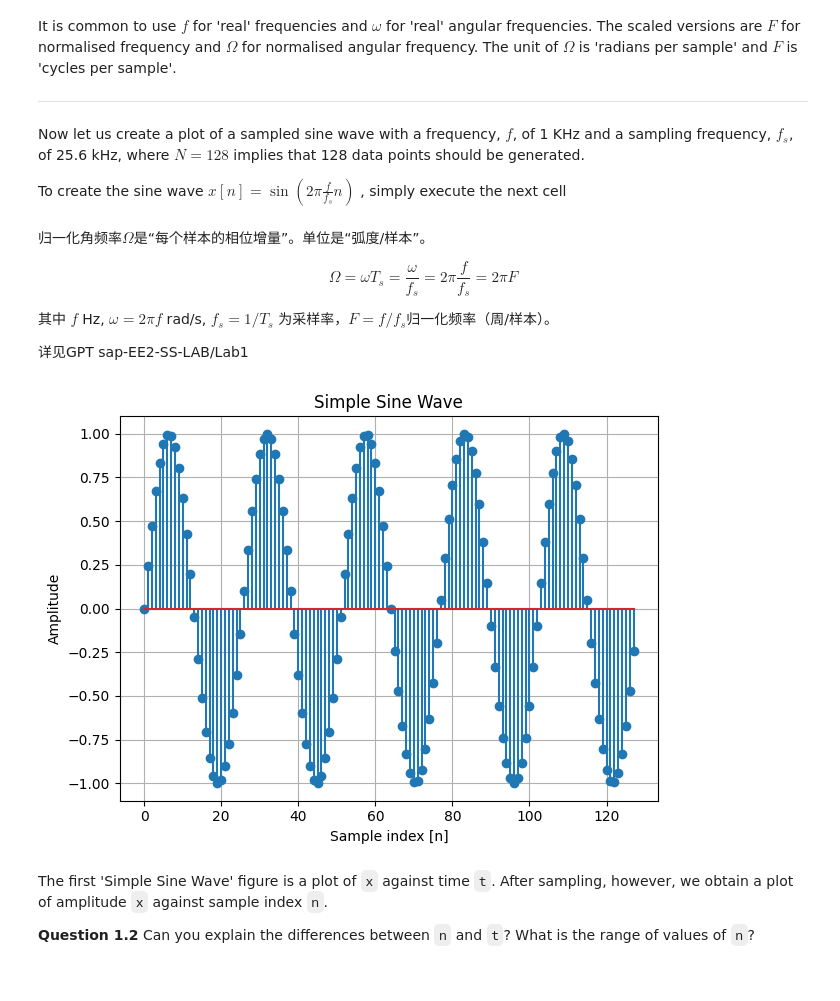
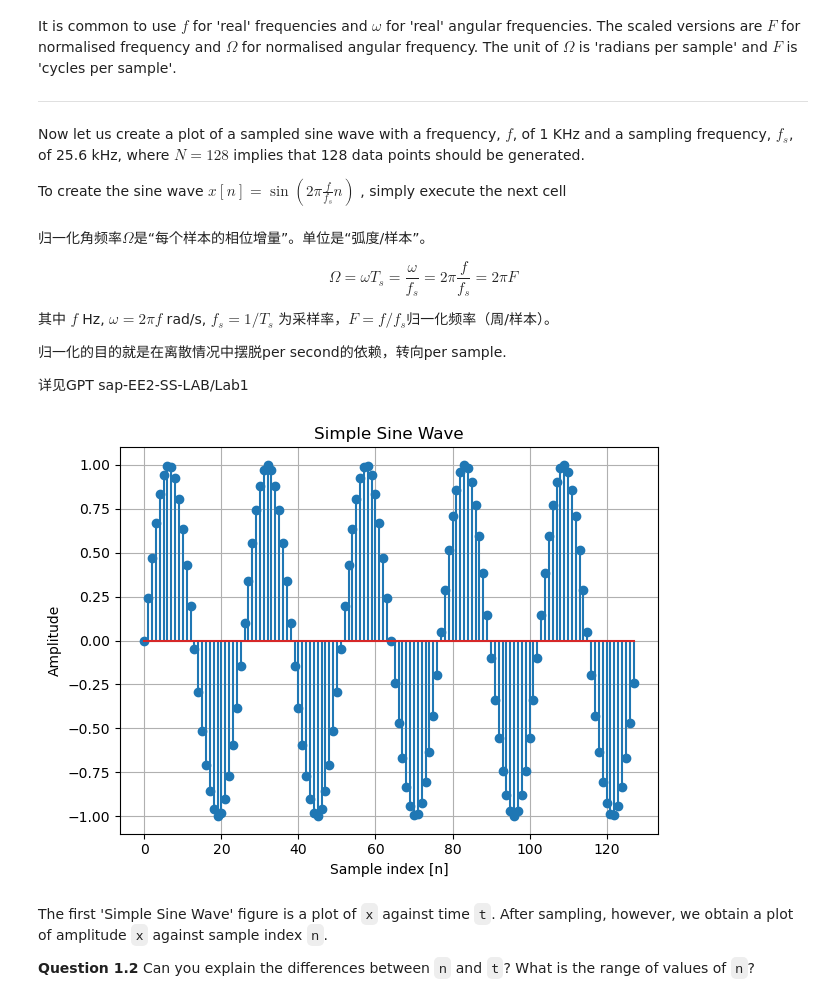
Before and after one commit to LH-and-FPGA/sap-EE2-SS-LAB, a Jupyter notebook: EX1 - Introduction.ipynb, the cells around one changed output. Saved outputs shown, nothing was run; the diff lists cells and outputs as text; code cells hidden in the pictures.

```diff
--- a/EX1 - Introduction.ipynb
+++ b/EX1 - Introduction.ipynb
@@ -152,16 +152,24 @@ $$
 
 其中 $f$ Hz, $\omega = 2 \pi f$ rad/s, $f_s = 1/ T_s$ 为采样率，$F = f/f_s$归一化频率（周/样本）。
 
+归一化的目的就是在离散情况中摆脱per second的依赖，转向per sample.
+
 详见GPT sap-EE2-SS-LAB/Lab1
 # %%
 fs = 25600
 n = t*fs
 x = np.sin(2*np.pi*fsig/fs*n)
 
+'''
+t = np.linspace(0, 0.005, 128, endpoint=False)
+n = t * fs
+这就是从"第几秒"变成了"第几个样本"。
+'''
+
 plt = plot_signal(n, x, title='Simple Sine Wave', xlabel='Sample index [n]', ylabel='Amplitude',func='stem')
 plt.show()
 # %% [output]
-[figure, old version]
+[figure, new version]
 # %% [markdown]
 The first 'Simple Sine Wave' figure is a plot of `x` against time `t`. After sampling, however, we obtain a plot of amplitude `x` against sample index `n`.
 
```
Also changed, not shown: 1 other file.
